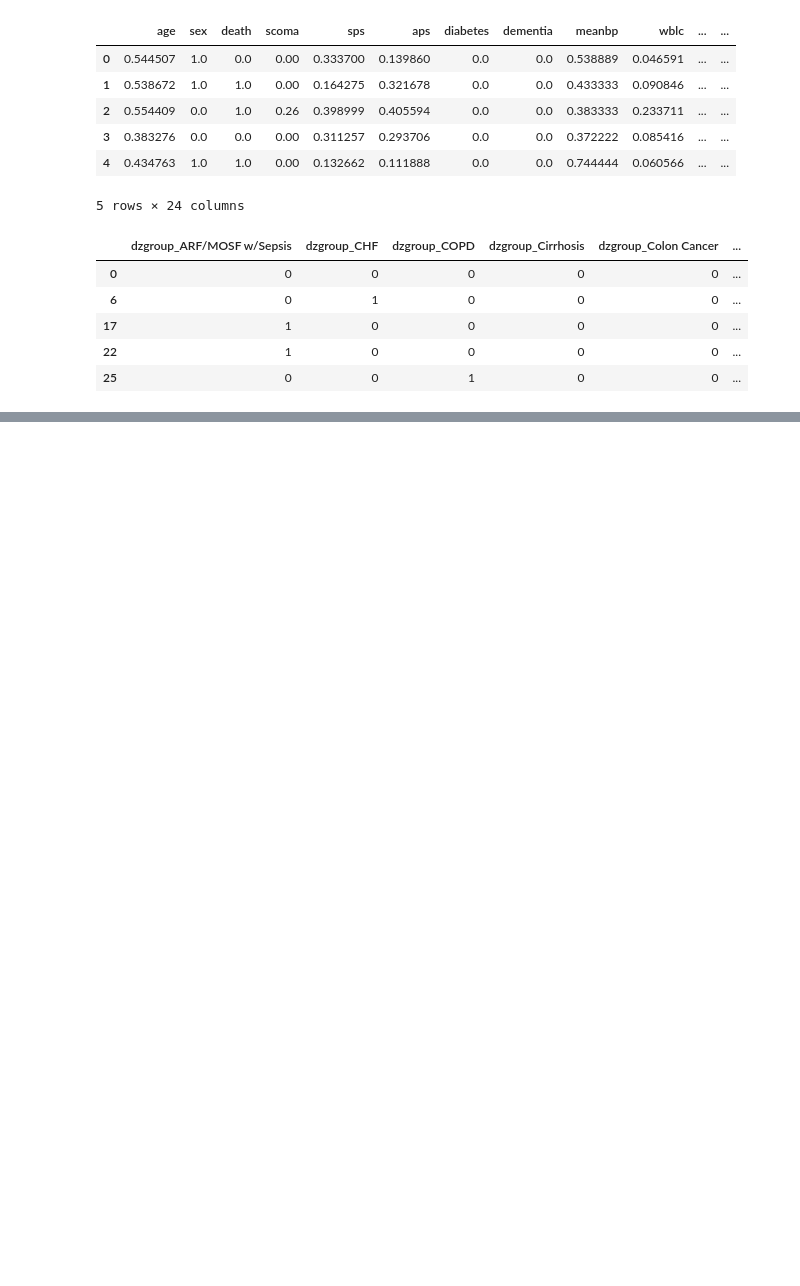
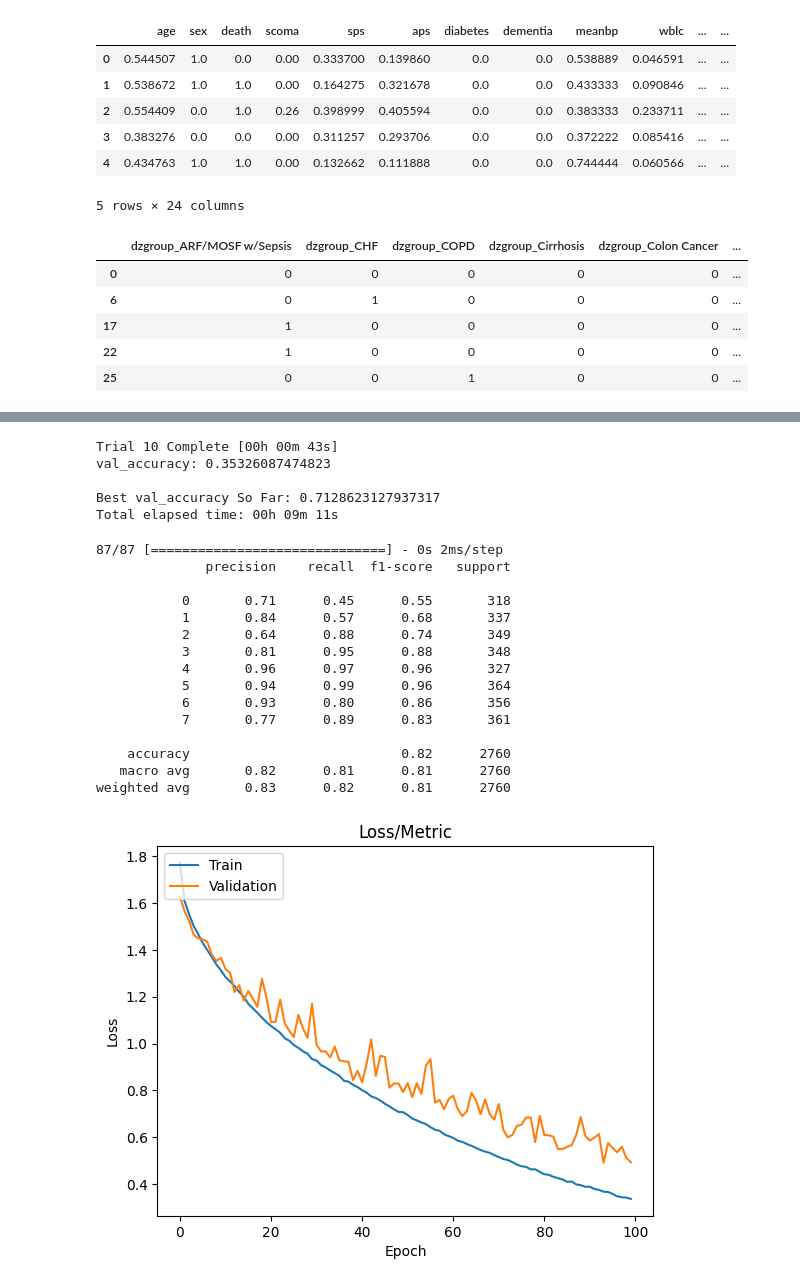
Before and after one commit to sebastian-dv/CSE-151A-Project, a Jupyter notebook: Another_copy_of_SUPPORT2_Model_2.ipynb, the cells around one changed output, grey strips where cells are left out. Drawn from its saved outputs; the diff is of its cells as text; code cells hidden in the pictures; blank space fills up the shorter version.

```diff
--- a/Another_copy_of_SUPPORT2_Model_2.ipynb
+++ b/Another_copy_of_SUPPORT2_Model_2.ipynb
@@ -381,0 +331,8 @@ weighted avg       0.44      0.51      0.43       768
+# %%
+from imblearn.over_sampling import RandomOverSampler
+ros = RandomOverSampler(random_state=42)
+X_res, y_res = ros.fit_resample(X, y)
+print(y_res.value_counts())
+ohe = OneHotEncoder()
+myohedzgroup = ohe.fit_transform(y_res.values.reshape(-1,1)).toarray()
+y_res_ohe = pd.DataFrame(myohedzgroup, columns=ohe.categories_[0])
@@ -381,0 +349,51 @@ weighted avg       0.44      0.51      0.43       768
+# %%
+X_train, X_test, y_train, y_test = train_test_split(X_res, y_res_ohe, test_size=0.2, random_state = 0)
+# %%
+tuner2 = keras_tuner.RandomSearch(
+    hypermodel=build_model,
+    objective="val_accuracy",
+    max_trials=10,
+    overwrite=True,
+    directory="my_dir",
+    project_name="hypertune",
+)
+tuner2.search(X_train, y_train, epochs=50, validation_split=0.1, callbacks = [early_stopping])
+# %% [output]
+Trial 10 Complete [00h 00m 43s]
+val_accuracy: 0.35326087474823
+
+Best val_accuracy So Far: 0.7128623127937317
+Total elapsed time: 00h 09m 11s
+# %%
+best_hps = tuner2.get_best_hyperparameters(num_trials=1)[0]
+model = tuner2.hypermodel.build(best_hps)
+history = model.fit(X_train.astype(float), y_train,epochs=100,validation_split=0.1, verbose = 0)
+y_label = y_test.to_numpy()
+yhat_test = model.predict(X_test.astype(float))
+actual = np.argmax(y_label, axis=1)
+pred = np.argmax(yhat_test, axis=1)
+print(classification_report(actual,pred))
+plt.plot(history.history['loss'])
+plt.plot(history.history['val_loss'])
+plt.title('Loss/Metric')
+plt.ylabel('Loss')
+plt.xlabel('Epoch')
+plt.legend(['Train', 'Validation'], loc='upper left')
+plt.show()
+# %% [output]
+87/87 [==============================] - 0s 2ms/step
+              precision    recall  f1-score   support
+
+           0       0.71      0.45      0.55       318
+           1       0.84      0.57      0.68       337
+           2       0.64      0.88      0.74       349
+           3       0.81      0.95      0.88       348
+           4       0.96      0.97      0.96       327
+           5       0.94      0.99      0.96       364
+           6       0.93      0.80      0.86       356
+           7       0.77      0.89      0.83       361
+
+    accuracy                           0.82      2760
+   macro avg       0.82      0.81      0.81      2760
+weighted avg       0.83      0.82      0.81      2760
+[figure, added]
```
Also changed, not shown: parts of 32 cells of this notebook.
